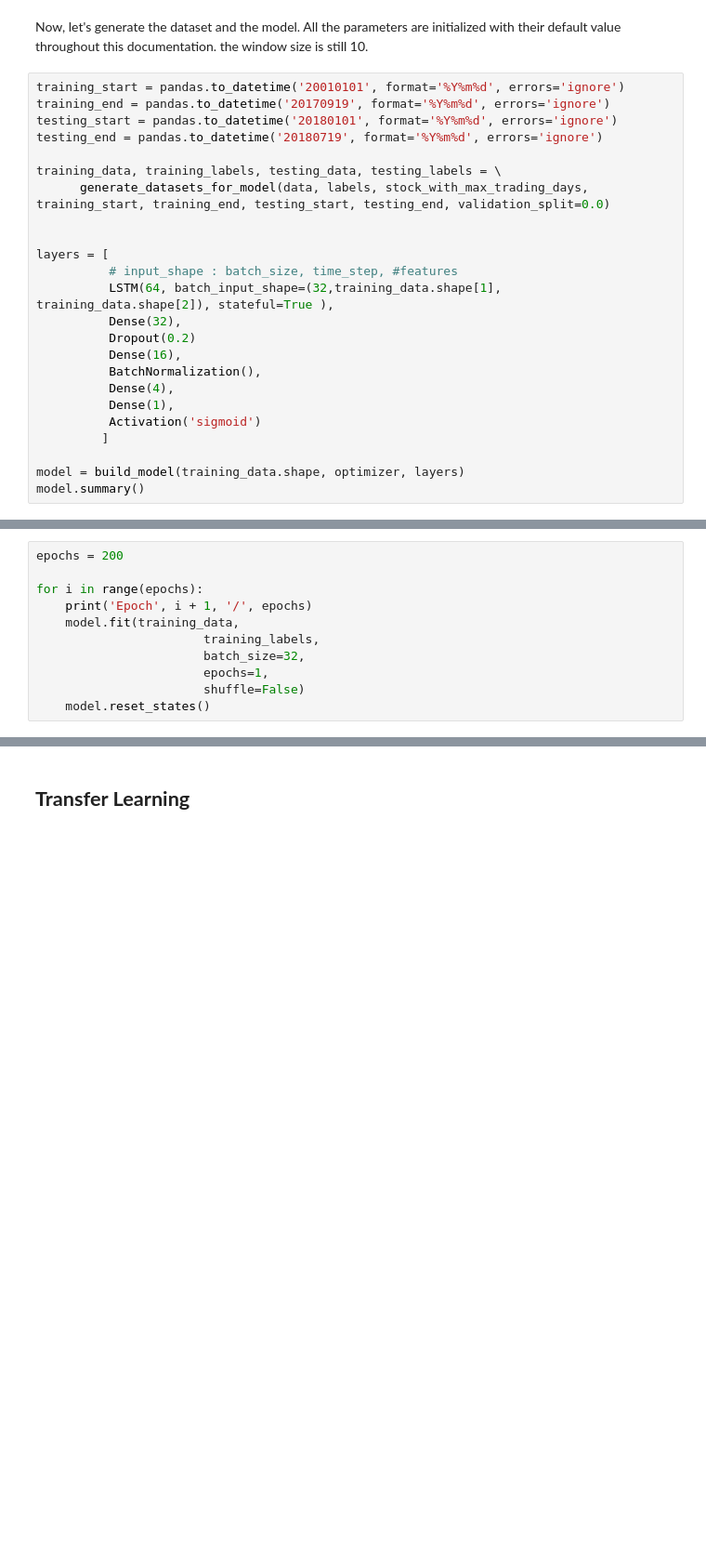
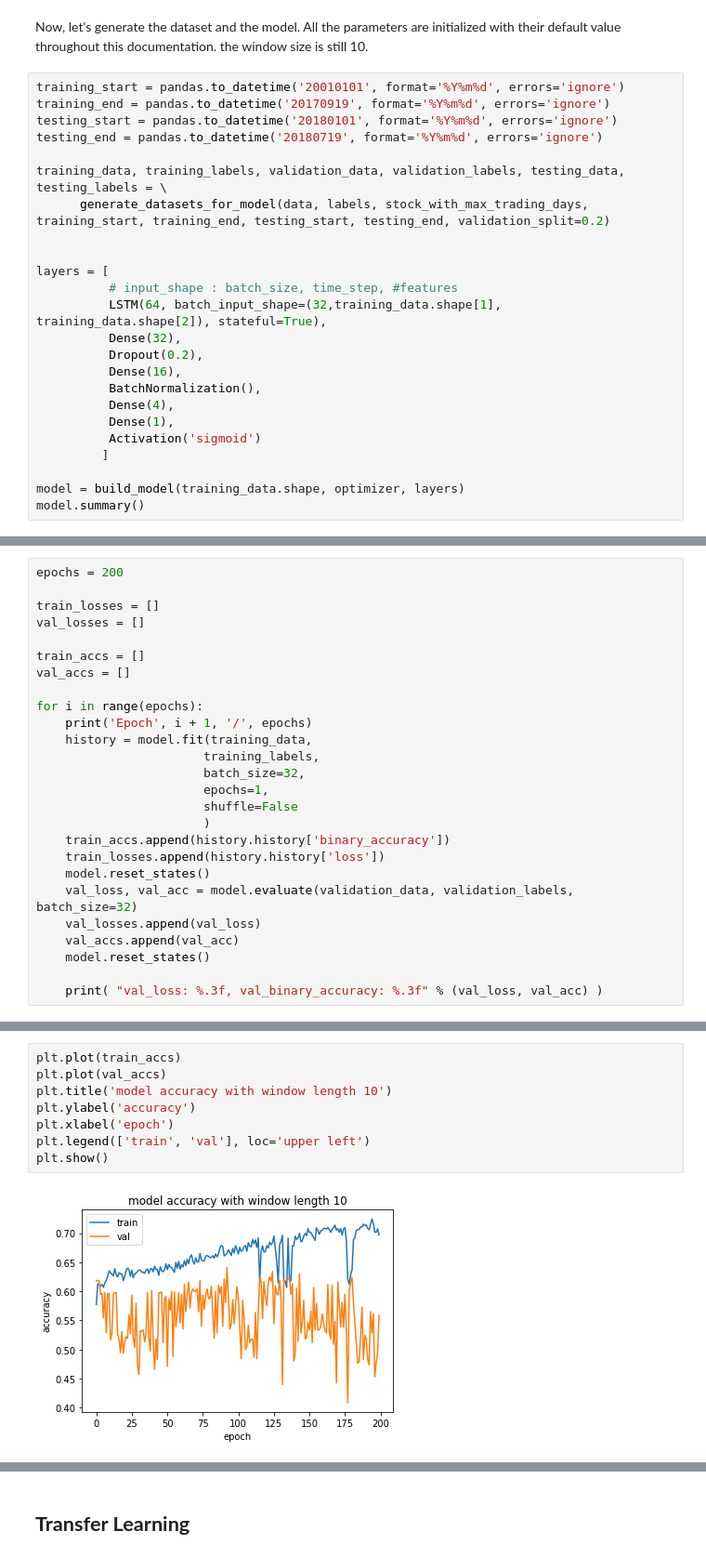
Before and after one commit to Ayazdani1997/stock-feature-prediction-final-pro, a Jupyter notebook: Phase1_OCHLV.ipynb, the cells around one changed output, grey strips where cells are left out. Shown at 93% size. Cells and saved outputs as stored; diff of their text form; blank space fills up the shorter version.

Commit message:
stateful model trained with window length of 10.

```diff
--- a/Phase1_OCHLV.ipynb
+++ b/Phase1_OCHLV.ipynb
@@ -682,15 +682,15 @@ training_end = pandas.to_datetime('20170919', format='%Y%m%d', errors='ignore')
 testing_start = pandas.to_datetime('20180101', format='%Y%m%d', errors='ignore')
 testing_end = pandas.to_datetime('20180719', format='%Y%m%d', errors='ignore')
 
-training_data, training_labels, testing_data, testing_labels = \
-      generate_datasets_for_model(data, labels, stock_with_max_trading_days, training_start, training_end, testing_start, testing_end, validation_split=0.0)
+training_data, training_labels, validation_data, validation_labels, testing_data, testing_labels = \
+      generate_datasets_for_model(data, labels, stock_with_max_trading_days, training_start, training_end, testing_start, testing_end, validation_split=0.2)
 
 
 layers = [
           # input_shape : batch_size, time_step, #features
-          LSTM(64, batch_input_shape=(32,training_data.shape[1], training_data.shape[2]), stateful=True ),
+          LSTM(64, batch_input_shape=(32,training_data.shape[1], training_data.shape[2]), stateful=True),
           Dense(32),
-          Dropout(0.2)
+          Dropout(0.2),
           Dense(16),
           BatchNormalization(),
           Dense(4),
@@ -721,13 +721,28 @@ _________________________________________________________________
 # %%
 epochs = 200
 
+train_losses = []
+val_losses = []
+
+train_accs = []
+val_accs = []
+
 for i in range(epochs):
     print('Epoch', i + 1, '/', epochs)
-    model.fit(training_data,
+    history = model.fit(training_data,
                        training_labels,
                        batch_size=32,
                        epochs=1,
-                       shuffle=False)
+                       shuffle=False
+                       )
+    train_accs.append(history.history['binary_accuracy'])
+    train_losses.append(history.history['loss'])
     model.reset_states()
+    val_loss, val_acc = model.evaluate(validation_data, validation_labels, batch_size=32)
+    val_losses.append(val_loss)
+    val_accs.append(val_acc)
+    model.reset_states()
+
+    print( "val_loss: %.3f, val_binary_accuracy: %.3f" % (val_loss, val_acc) )
 # %% [output]
 Epoch 1 / 200
@@ -734,0 +765,10 @@ ValueError: ignored
+# %%
+plt.plot(train_accs)
+plt.plot(val_accs)
+plt.title('model accuracy with window length 10')
+plt.ylabel('accuracy')
+plt.xlabel('epoch')
+plt.legend(['train', 'val'], loc='upper left')
+plt.show()
+# %% [output]
+[figure, added]
```
Also changed, not shown: parts of 6 cells of this notebook.
